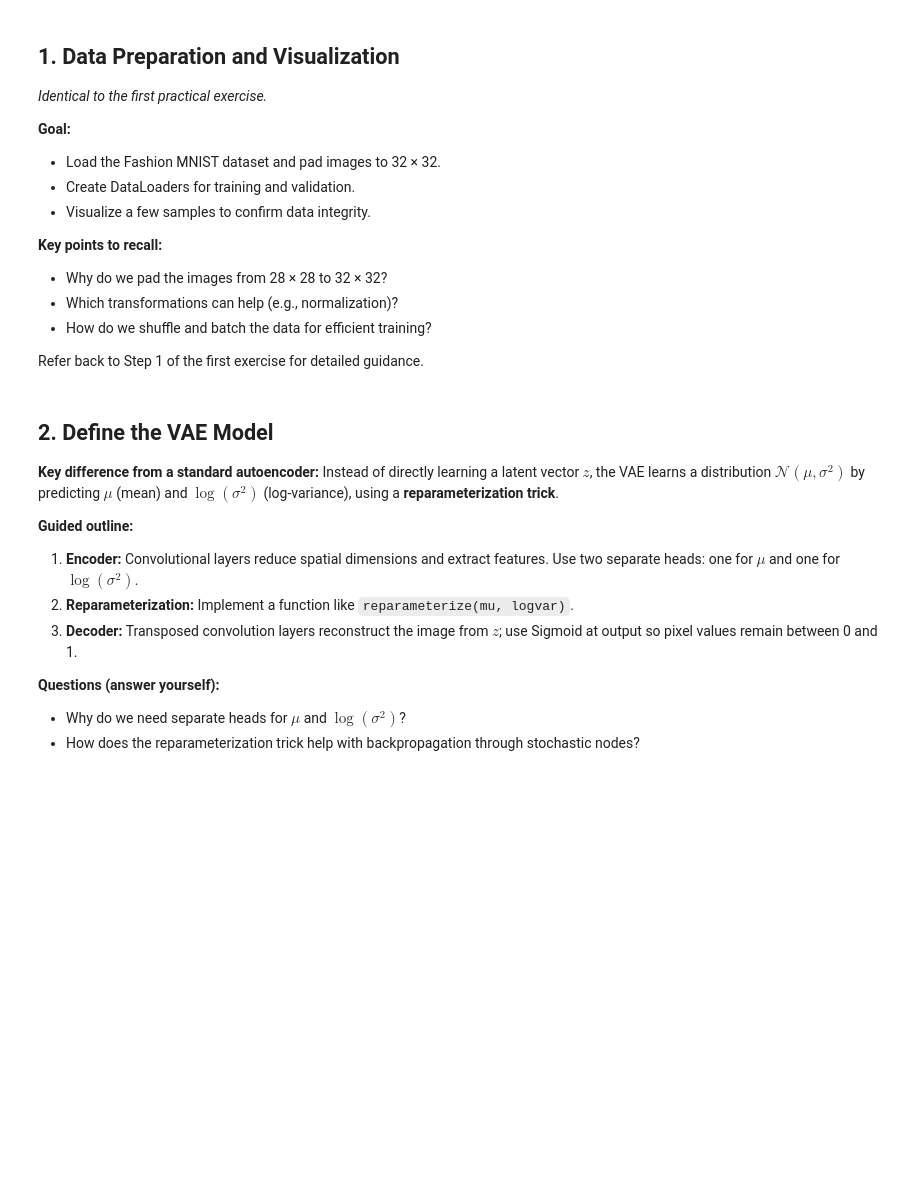
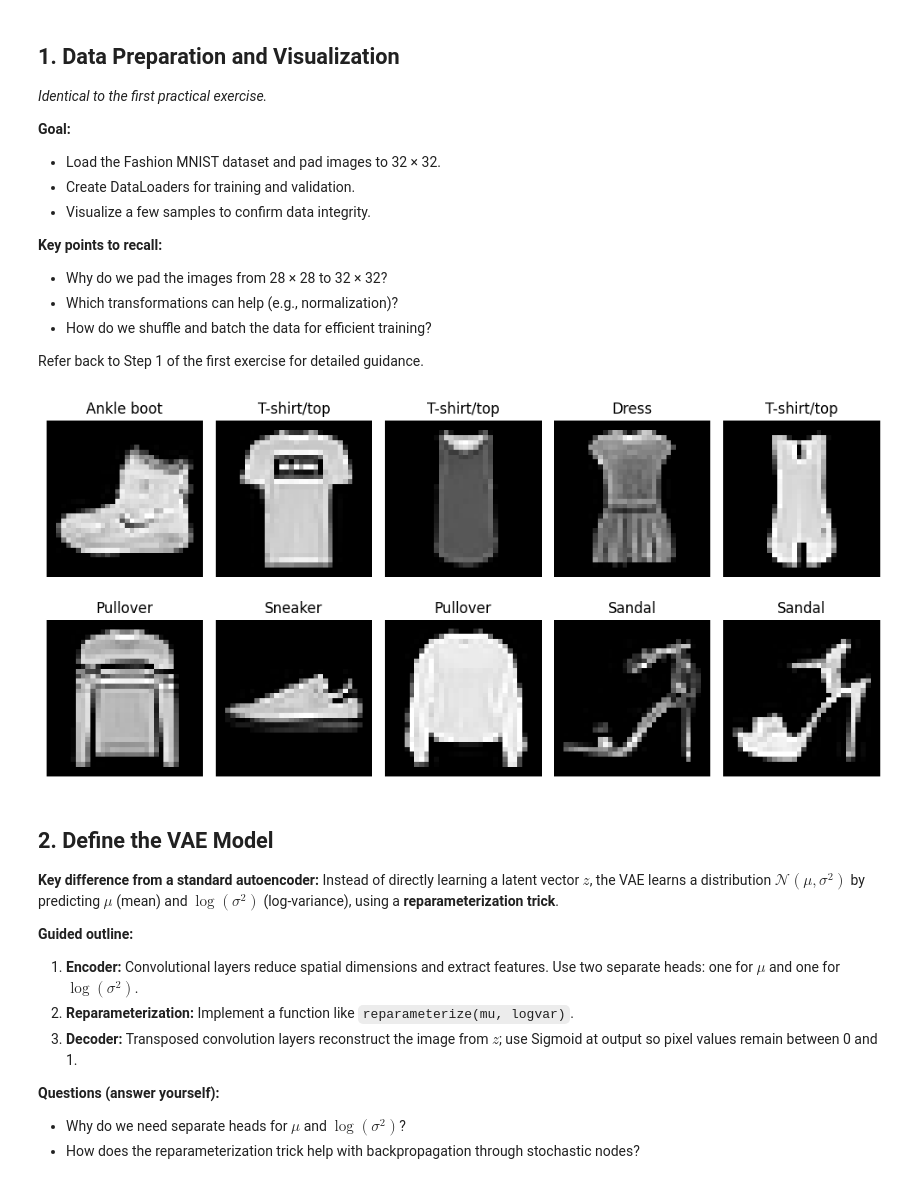
Before and after one commit to EmineOA/GenAI, a Jupyter notebook: TP_1_2_VAE.ipynb, the cells around one changed output. Cells and saved outputs as stored; diff of their text form; code cells hidden in the pictures; blank space fills up the shorter version.

```diff
--- a/TP_1_2_VAE.ipynb
+++ b/TP_1_2_VAE.ipynb
@@ -26,9 +26,52 @@ Refer back to Step 1 of the first exercise for detailed guidance.
 # %%
 # Reuse your data preparation from TP 1.1 here.
 # TODO: Import required libraries; prepare Fashion MNIST and DataLoaders;
 #       select a device; visualize some examples.
 
-xxx
+import torch
+import torch.nn as nn
+import torch.optim as optim
+import torch.nn.functional as F
+from torchvision import datasets, transforms
+from torch.utils.data import DataLoader
+import matplotlib.pyplot as plt
+from matplotlib.lines import Line2D
+import numpy as np
+
+# Preprocessing
+transform = transforms.Compose([
+    transforms.Pad(2),  # Pad 28x28 images to 32x32
+    transforms.ToTensor(),  # Convert images to tensors
+])
+batch_size = 64
+
+# Load data
+train_dataset = datasets.FashionMNIST(root="./data", train=True, transform=transform, download=True)
+train_loader = DataLoader(train_dataset, batch_size, shuffle=False)
+val_dataset = datasets.FashionMNIST(root="./data", train=False, transform=transform, download=True)
+val_loader = DataLoader(val_dataset, batch_size, shuffle=False)
+
+class_labels = {
+    0: 'T-shirt/top', 1: 'Trouser', 2: 'Pullover', 3: 'Dress', 4: 'Coat',
+    5: 'Sandal', 6: 'Shirt', 7: 'Sneaker', 8: 'Bag', 9: 'Ankle boot'
+}
+
+def plot_sample_images(loader):
+    data_iter = iter(loader)
+    images, labels = next(data_iter)
+    images = images.numpy()
+    plt.figure(figsize=(10, 5))
+    for i in range(10):
+        plt.subplot(2, 5, i + 1)
+        plt.imshow(images[i].squeeze(), cmap="gray")
+        plt.title(class_labels[labels[i].item()])
+        plt.axis("off")
+    plt.tight_layout()
+    plt.show()
+
+plot_sample_images(train_loader)
+# %% [output]
+[figure, added]
 # %% [markdown]
 ## 2. Define the VAE Model
 
```
